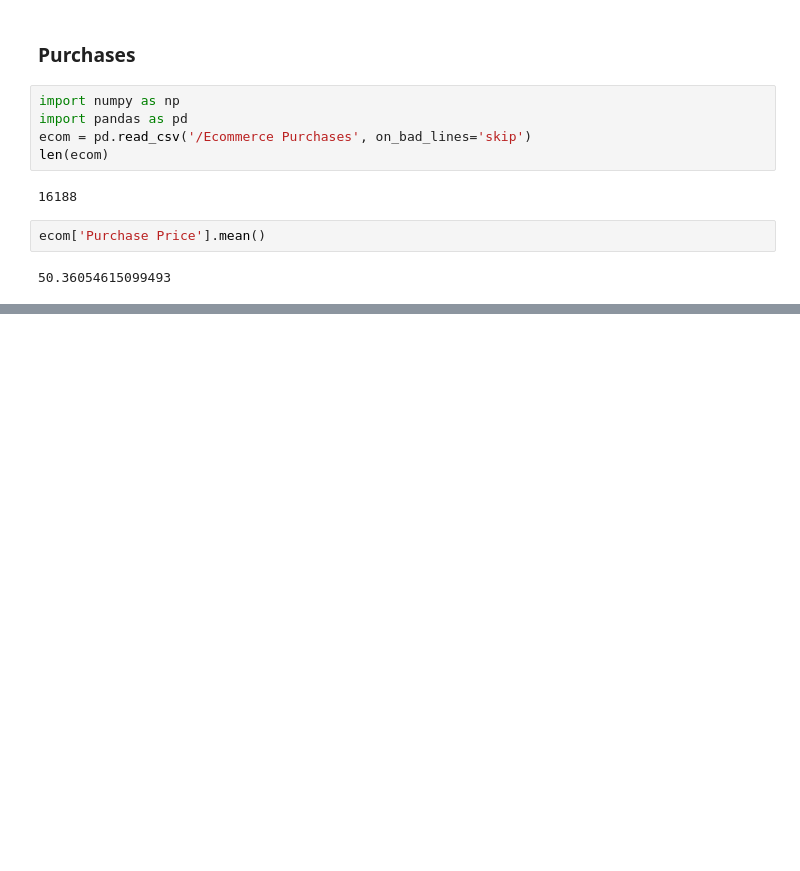
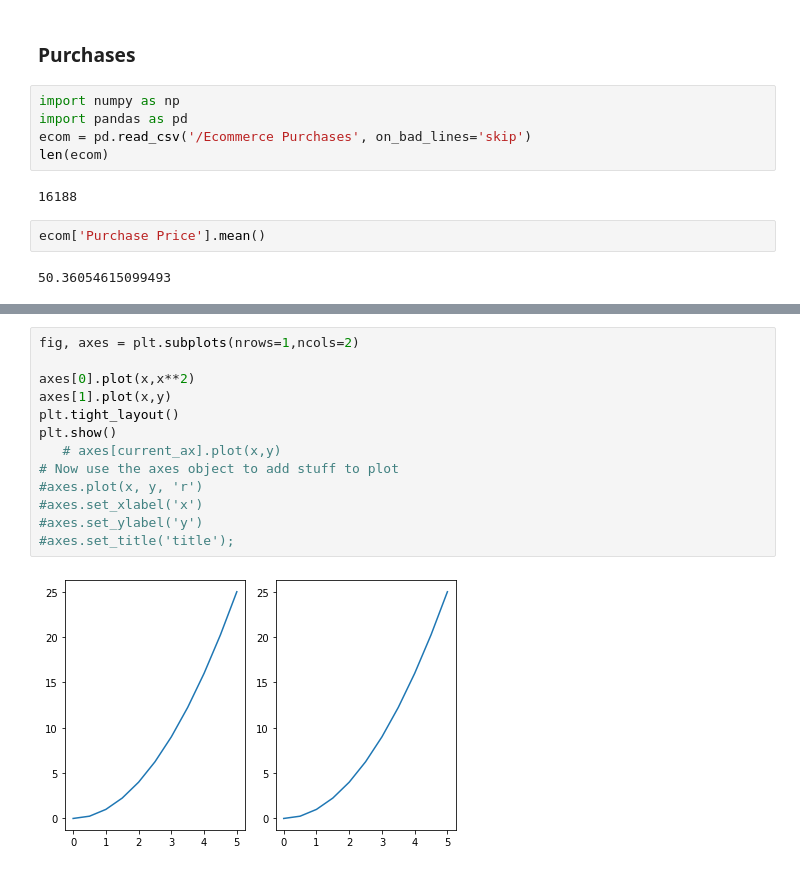
Before and after one commit to kozz84/Udemy, a Jupyter notebook: intro.ipynb, the cells around one changed output, grey strips where cells are left out. Cells and saved outputs as stored; diff of their text form; blank space fills up the shorter version.

```diff
--- a/intro.ipynb
+++ b/intro.ipynb
@@ -313,0 +359,15 @@ ecom['Purchase Price'].mean()
+# %%
+fig, axes = plt.subplots(nrows=1,ncols=2)
+
+axes[0].plot(x,x**2)
+axes[1].plot(x,y)
+plt.tight_layout()
+plt.show()
+   # axes[current_ax].plot(x,y)
+# Now use the axes object to add stuff to plot
+#axes.plot(x, y, 'r')
+#axes.set_xlabel('x')
+#axes.set_ylabel('y')
+#axes.set_title('title');
+# %% [output]
+[figure, added]
```
Also changed, not shown: parts of 8 cells of this notebook.
